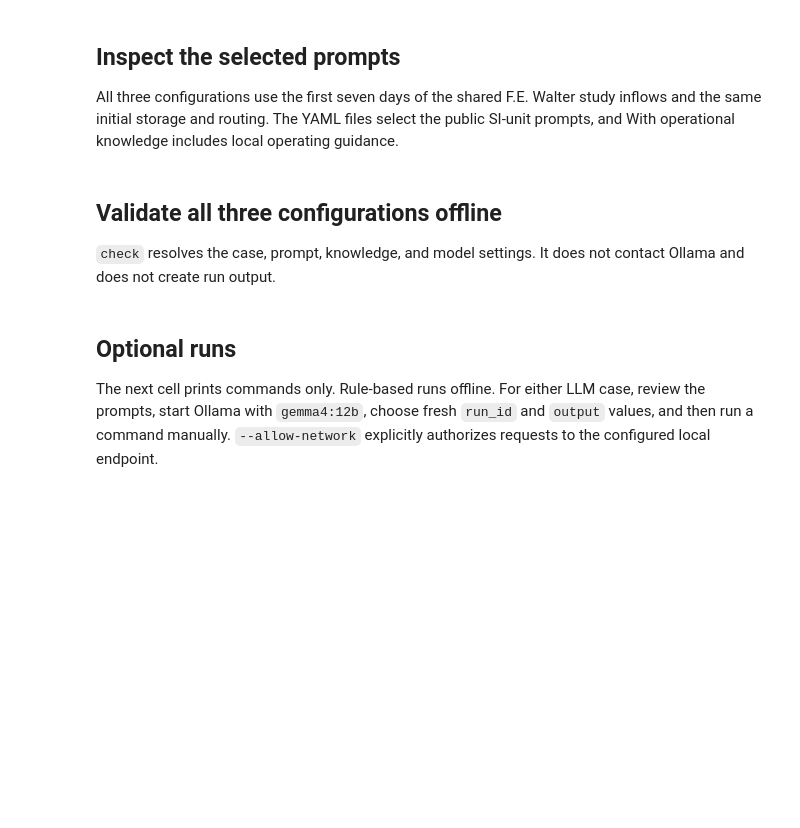
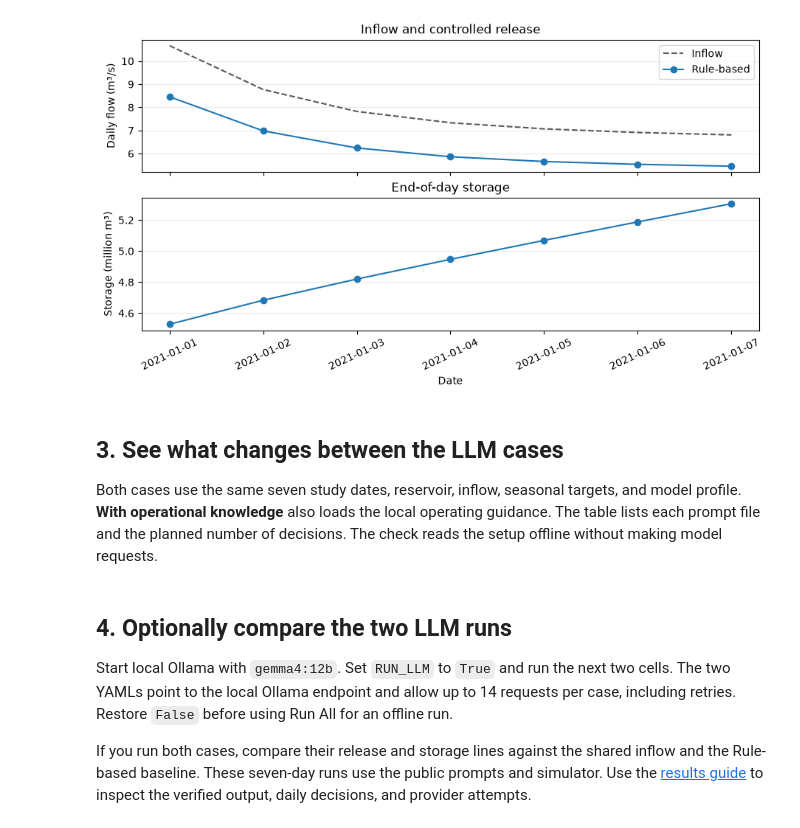
Before and after one commit to WenyuChiou/HydroReOpLLM, a Jupyter notebook: tutorials/fe_walter.ipynb, the cells around one changed output. Drawn from its saved outputs; the diff is of its cells as text; code cells hidden in the pictures; blank space fills up the shorter version.

```diff
--- a/tutorials/fe_walter.ipynb
+++ b/tutorials/fe_walter.ipynb
@@ -28,0 +48,16 @@ case_summary
+# %%
+baseline = run_case("Rule-based")
+proof = baseline["verification"]
+print(f"Verification {proof['status']} | {proof['days']} days | {proof['observed_network_calls']} network calls")
+print(f"Maximum water balance residual: {proof['max_system_balance_residual_m3']:.3g} m³")
+
+columns = {
+    "date": "Date",
+    "inflow_cms": "Inflow (m³/s)",
+    "controlled_release_cms": "Controlled release (m³/s)",
+    "spill_cms": "Spill (m³/s)",
+    "storage_end_m3": "End storage (m³)",
+}
+daily_table = baseline["trajectory"][list(columns)].copy()
+daily_table["date"] = daily_table["date"].dt.strftime("%Y-%m-%d")
+daily_table.round(2).rename(columns=columns)
@@ -29,3 +79,26 @@ case_summary
+# %%
+def plot_results(runs):
+    figure, (flow_axis, storage_axis) = plt.subplots(2, 1, sharex=True, figsize=(9, 5), layout="constrained")
+    inflow = runs["Rule-based"]["trajectory"]
+    flow_axis.plot(inflow["date"], inflow["inflow_cms"], color="0.35", linestyle="--", label="Inflow")
+    for name, run in runs.items():
+        daily = run["trajectory"]
+        flow_axis.plot(daily["date"], daily["controlled_release_cms"], marker="o", label=name)
+        storage_axis.plot(daily["date"], daily["storage_end_m3"] / 1_000_000, marker="o", label=name)
+    flow_axis.set(ylabel="Daily flow (m³/s)", title="Inflow and controlled release")
+    storage_axis.set(ylabel="Storage (million m³)", xlabel="Date", title="End-of-day storage")
+    flow_axis.legend()
+    for axis in (flow_axis, storage_axis):
+        axis.grid(axis="y", alpha=0.25)
+    storage_axis.tick_params(axis="x", labelrotation=25)
+    return figure
+
+
+baseline_figure = plot_results({"Rule-based": baseline})
+plt.show()
+# %% [output]
+[figure, added]
 # %% [markdown]
-## Inspect the selected prompts
-All three configurations use the first seven days of the shared F.E. Walter study inflows and the same initial storage and routing. The YAML files select the public SI-unit prompts, and With operational knowledge includes local operating guidance.
+## 3. See what changes between the LLM cases
+
+Both cases use the same seven study dates, reservoir, inflow, seasonal targets, and model profile. **With operational knowledge** also loads the local operating guidance. The table lists each prompt file and the planned number of decisions. The check reads the setup offline without making model requests.
@@ -49,4 +105 @@ comparison
-# %% [markdown]
-## Validate all three configurations offline
-`check` resolves the case, prompt, knowledge, and model settings. It does not contact Ollama and does not create run output.
 # %%
@@ -70,3 +119,6 @@ check_summary
 # %% [markdown]
-## Optional runs
-The next cell prints commands only. Rule-based runs offline. For either LLM case, review the prompts, start Ollama with `gemma4:12b`, choose fresh `run_id` and `output` values, and then run a command manually. `--allow-network` explicitly authorizes requests to the configured local endpoint.
+## 4. Optionally compare the two LLM runs
+
+Start local Ollama with `gemma4:12b`. Set `RUN_LLM` to `True` and run the next two cells. The two YAMLs point to the local Ollama endpoint and allow up to 14 requests per case, including retries. Restore `False` before using Run All for an offline run.
+
+If you run both cases, compare their release and storage lines against the shared inflow and the Rule-based baseline. These seven-day runs use the public prompts and simulator. Use the [results guide](../docs/RESULTS_GUIDE.md) to inspect the verified output, daily decisions, and provider attempts.
```
Also changed, not shown: parts of 11 cells of this notebook, 3 other files.
